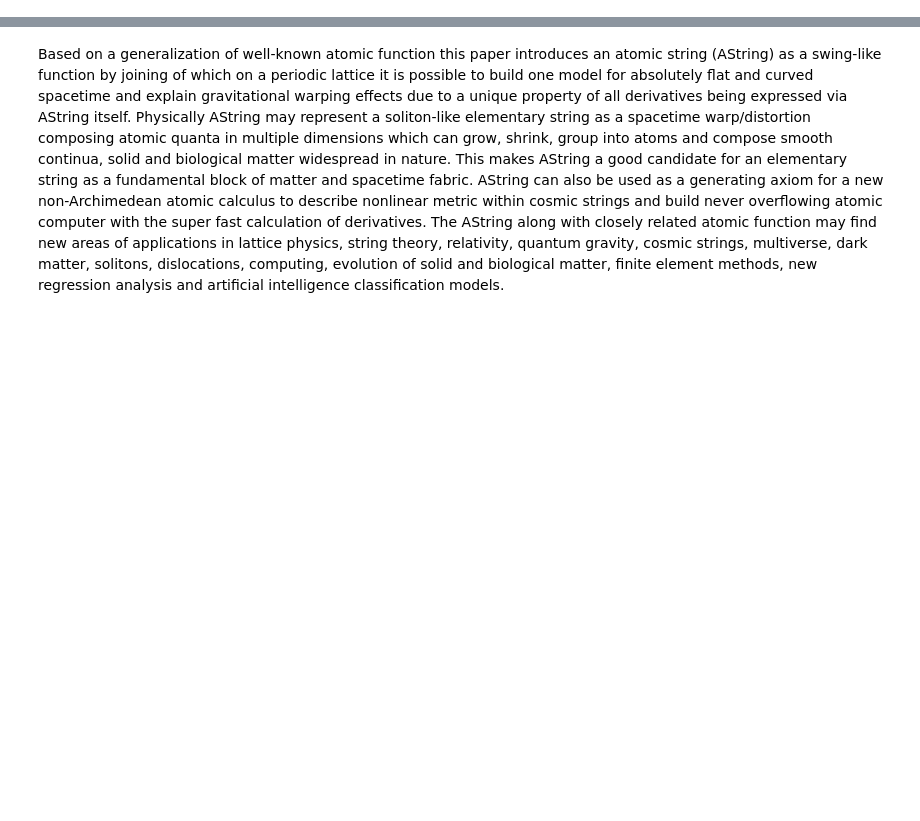
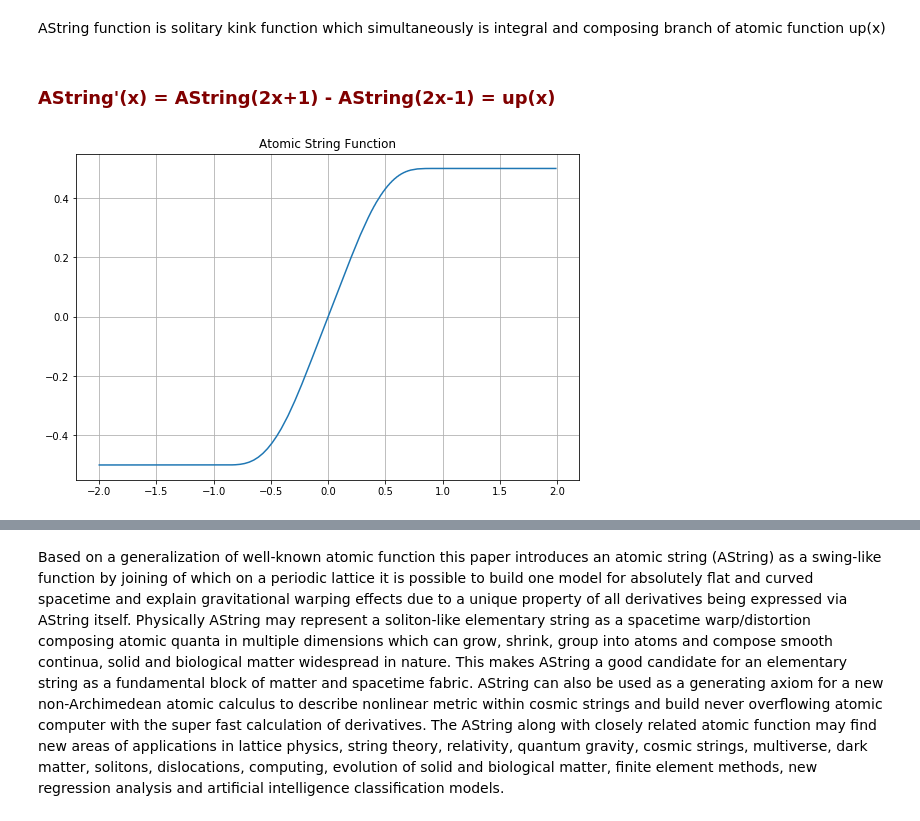
Before and after one commit to SolitonScientific/AtomicString, a Jupyter notebook: AtomicString1.ipynb, the cells around one changed output, grey strips where cells are left out. Drawn from its saved outputs; the diff is of its cells as text; code cells hidden in the pictures; blank space fills up the shorter version.

```diff
--- a/AtomicString1.ipynb
+++ b/AtomicString1.ipynb
@@ -8,0 +88,44 @@ Atomic String is introduced by the author, Professor Sergei Yu. Eremenko (https:
+# %% [markdown]
+AString function is solitary kink function which simultaneously is integral and composing branch of atomic function up(x)
+# %% [markdown]
+### <font color=maroon>AString'(x) = AString(2x+1) - AString(2x-1) = up(x)</font>
+# %%
+############### Atomic String #############
+def AString1(x: float) -> float:
+    res = 1 * (upulse(x/2.0 - 0.5) - 0.5)
+    return res
+
+############### Atomic String Pulse with width, shift and scale #############
+def AStringPulse(t: float, a = 1., b = 0., c = 1., d = 0.) -> float:
+    x = (t - b)/a
+    if (x < -1):
+        res = -0.5
+    elif (x > 1):
+        res = 0.5
+    else:
+        res = AString1(x)
+    res = d + res * c
+    return res
+
+###### Atomic String Applied to list with width, shift and scale #############
+def AString(x: list, a = 1., b = 0., c = 1., d = 0.) -> list:
+    res = []
+    for i in range(len(x)):
+        res.append(AStringPulse(x[i], a, b, c, d))
+        #res[i] = AStringPulse(x[i], a, b, c)
+    return res
+
+###### Summation of two lists #############
+def Sum(x1: list, x2: list) -> list:
+    res = []
+    for i in range(len(x1)):
+       res.append(x1[i] + x2[i])
+    return res
+# %%
+x = np.arange(-2.0, 2.0, 0.01)
+pl.title('Atomic String Function')
+pl.plot(x, AString(x, 1.0, 0, 1, 0), label='Atomic String')
+pl.grid(True)
+pl.show()
+# %% [output]
+[figure, added]
```
Also changed, not shown: parts of 106 cells of this notebook, 21 other files.
